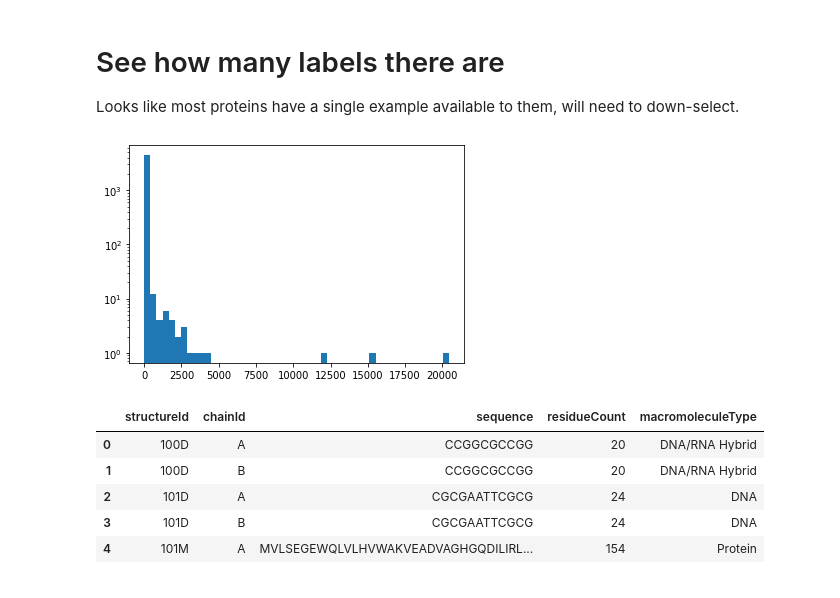
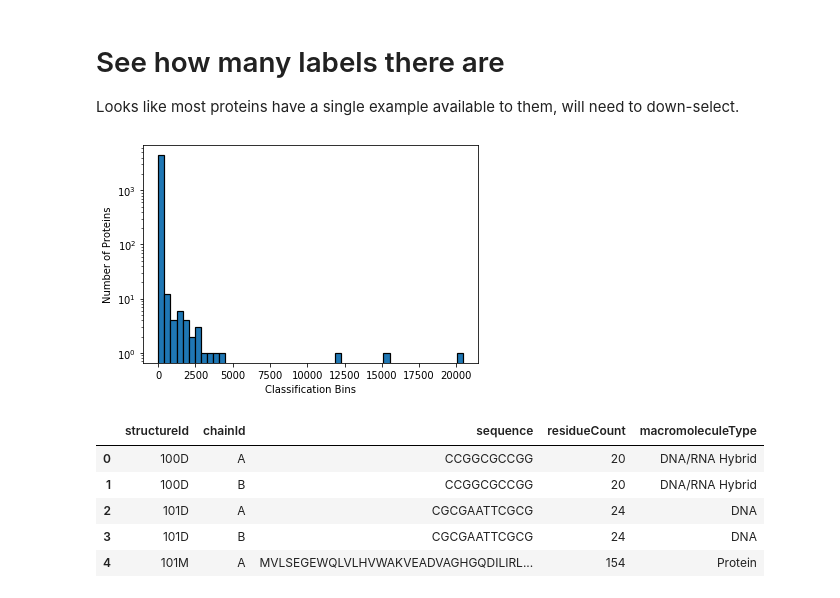
Before and after one commit to rwalroth/ProteinCNN, a Jupyter notebook: data/Raw_data_prep.ipynb, the cells around one changed output. Cells and saved outputs as stored; diff of their text form; code cells hidden in the pictures.

```diff
--- a/data/Raw_data_prep.ipynb
+++ b/data/Raw_data_prep.ipynb
@@ -58,11 +58,14 @@ import seaborn as sns
 # See how many labels there are
 Looks like most proteins have a single example available to them, will need to down-select.
 # %%
-plt.hist(prot_df.groupby('classification').count()['structureId'], bins=50)
+plt.hist(prot_df.groupby('classification').count()['structureId'], bins=50, edgecolor='black', linewidth=1.2)
 plt.yscale('log')
+plt.xlabel("Classification Bins")
+plt.ylabel("Number of Proteins")
+plt.savefig('Classification_hist.png', dpi=300)
 plt.show()
 # %% [output]
-[figure, old version]
+[figure, new version]
 # %%
 seq_df = pd.read_csv('pdb_data_seq.csv')
 seq_df.head()
```
Also changed, not shown: parts of 4 cells of this notebook, 19 other files.
